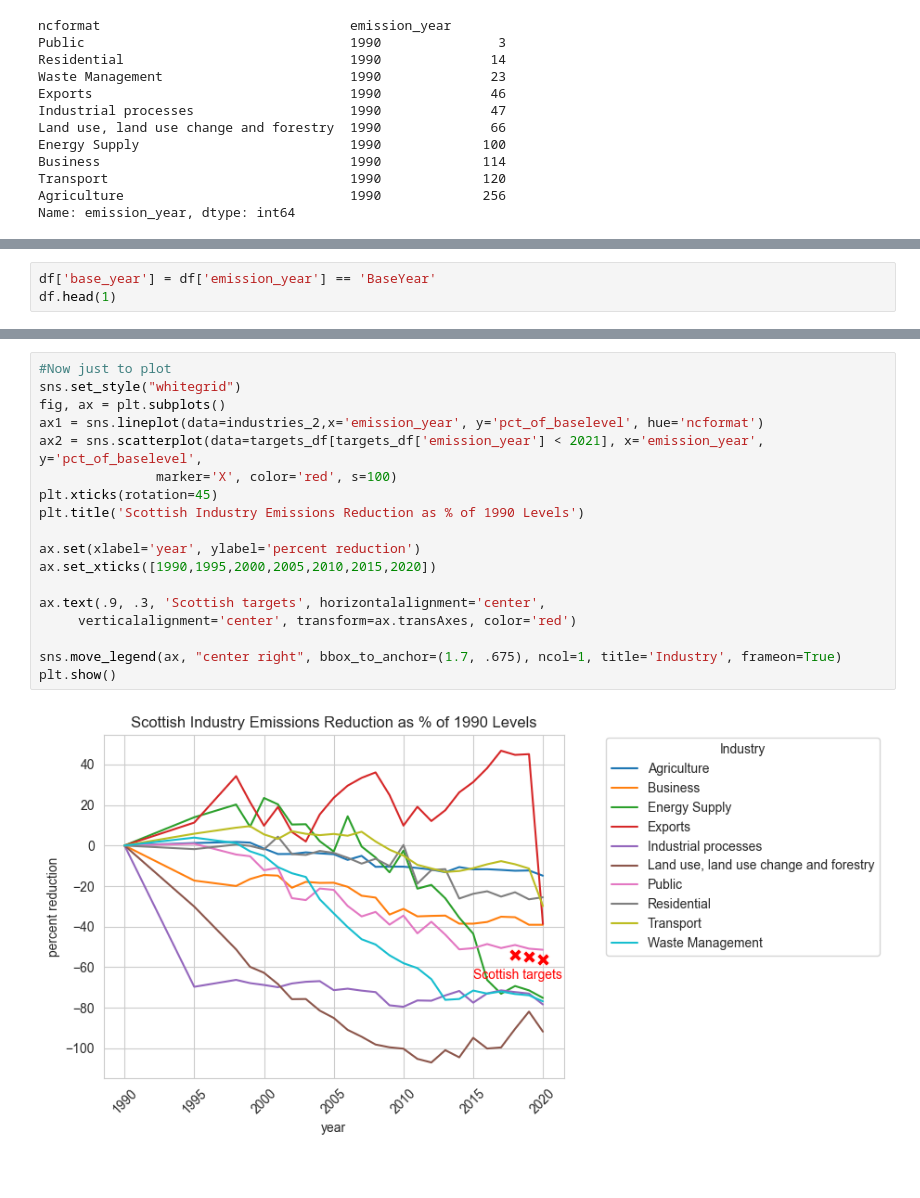
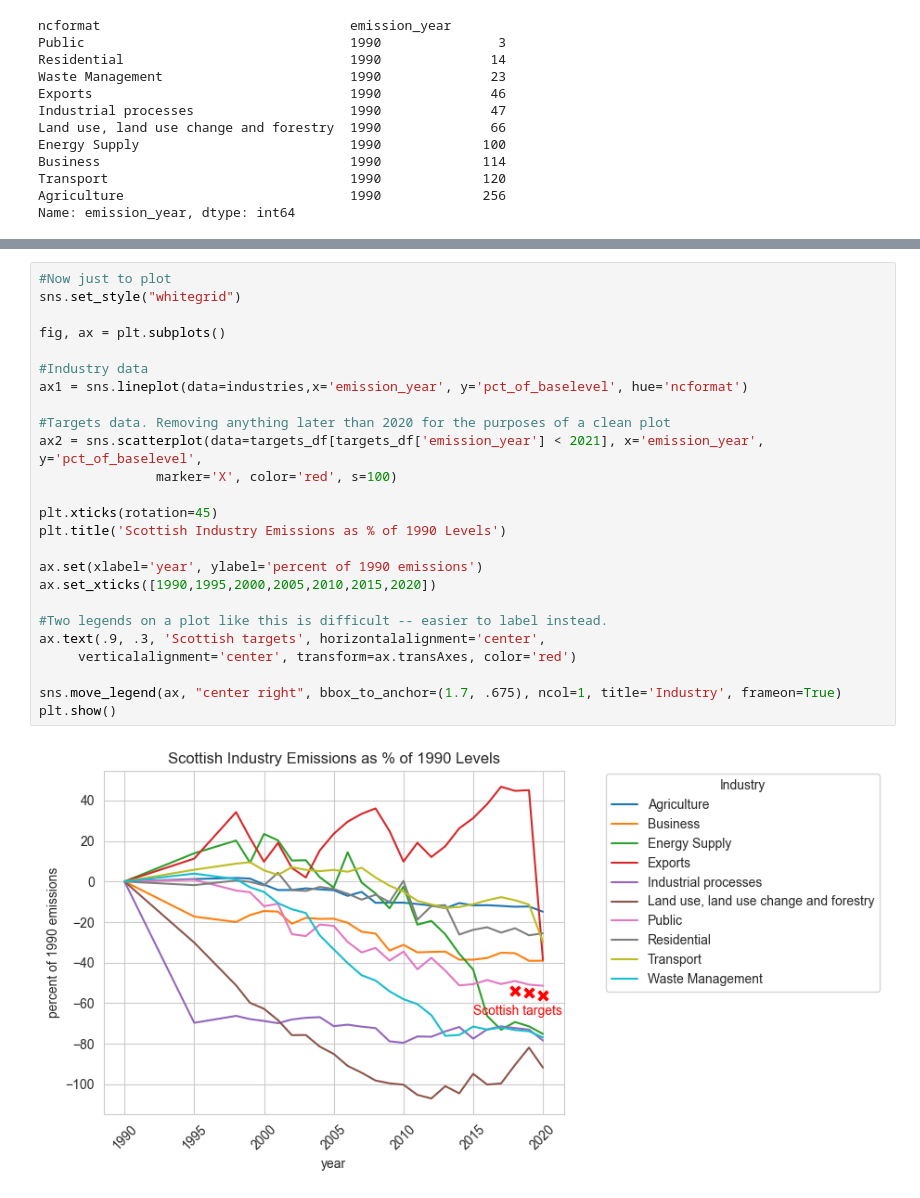
Before and after one commit to cassbc/PythonPortfolio, a Jupyter notebook: Scottish Government GHG commitment.ipynb, the cells around one changed output, grey strips where cells are left out. Cells and saved outputs as stored; diff of their text form.

```diff
--- a/Scottish Government GHG commitment.ipynb
+++ b/Scottish Government GHG commitment.ipynb
@@ -135,3 +143,0 @@ We'll start with industry
-# %%
-df['base_year'] = df['emission_year'] == 'BaseYear'
-df.head(1)
@@ -181,23 +220,30 @@ industries_2 = industries_2[~industries_2.emission_year.isin(later_years)]
 # %%
 #Now just to plot
 sns.set_style("whitegrid")
+
 fig, ax = plt.subplots()
-ax1 = sns.lineplot(data=industries_2,x='emission_year', y='pct_of_baselevel', hue='ncformat')
+
+#Industry data
+ax1 = sns.lineplot(data=industries,x='emission_year', y='pct_of_baselevel', hue='ncformat')
+
+#Targets data. Removing anything later than 2020 for the purposes of a clean plot
 ax2 = sns.scatterplot(data=targets_df[targets_df['emission_year'] < 2021], x='emission_year', y='pct_of_baselevel',
                marker='X', color='red', s=100)
+
 plt.xticks(rotation=45)
-plt.title('Scottish Industry Emissions Reduction as % of 1990 Levels')
+plt.title('Scottish Industry Emissions as % of 1990 Levels')
 
-ax.set(xlabel='year', ylabel='percent reduction')
+ax.set(xlabel='year', ylabel='percent of 1990 emissions')
 ax.set_xticks([1990,1995,2000,2005,2010,2015,2020])
 
+#Two legends on a plot like this is difficult -- easier to label instead.
 ax.text(.9, .3, 'Scottish targets', horizontalalignment='center',
      verticalalignment='center', transform=ax.transAxes, color='red')
 
 sns.move_legend(ax, "center right", bbox_to_anchor=(1.7, .675), ncol=1, title='Industry', frameon=True)
 plt.show()
 # %% [output]
-[figure, old version]
+[figure, new version]
 # %% [markdown]
 ### Discuss
 From the above we can see that there is a lot of variation between Scottish industries in their emissions reduction performance.
```
Also changed, not shown: parts of 42 cells of this notebook.
